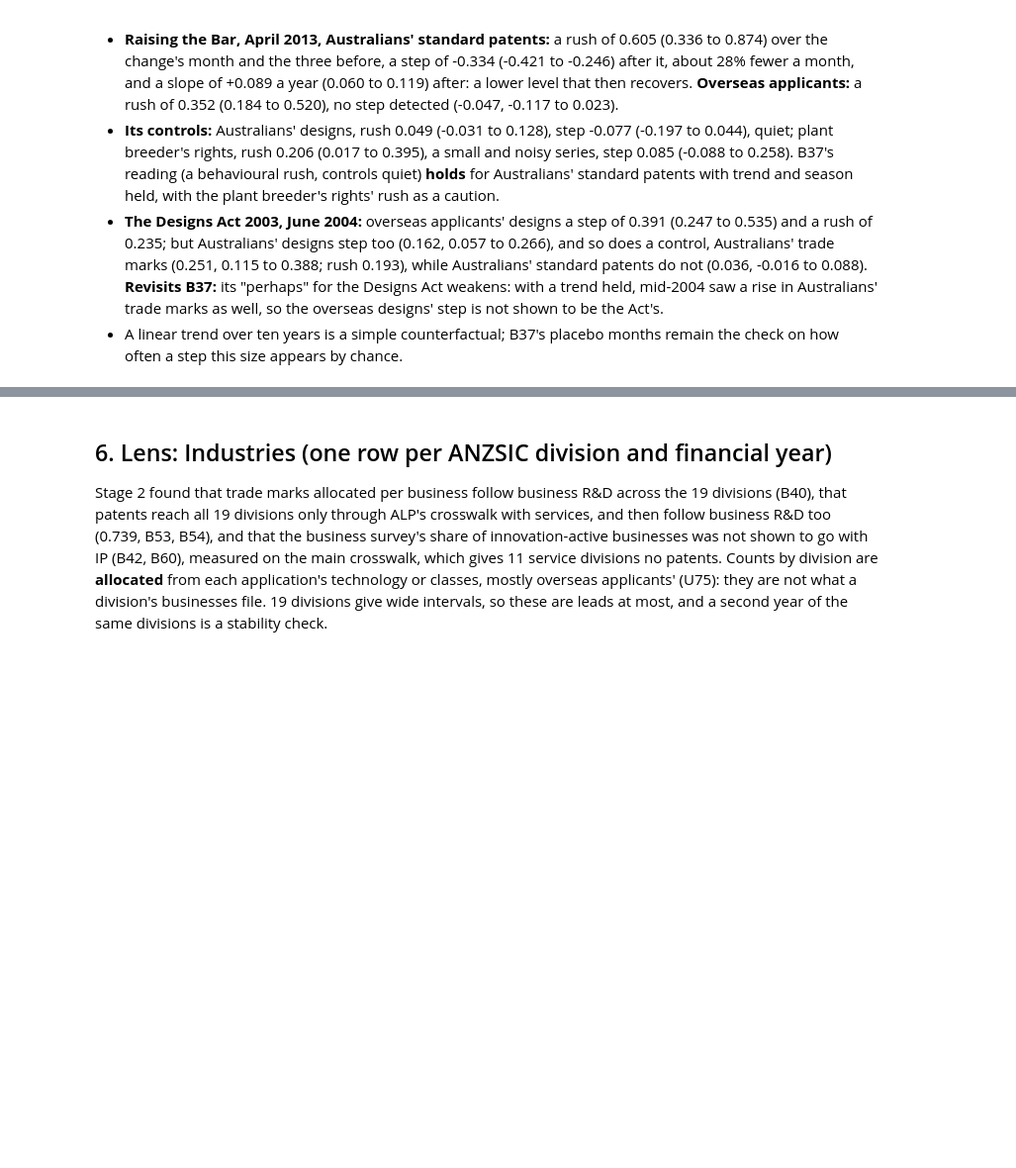
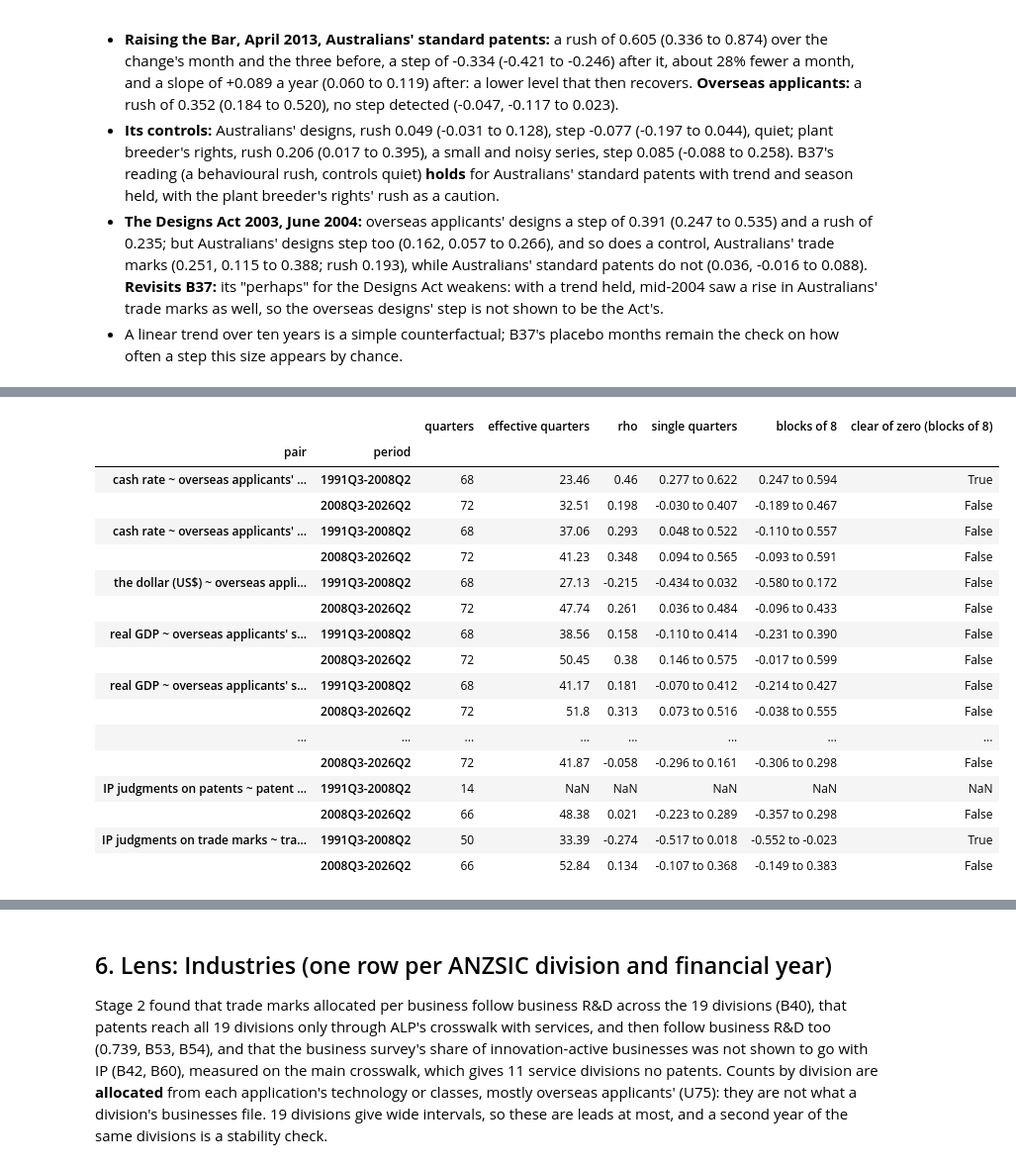
Before and after one commit to Thomas-Amann-IPAustralia/Aus-GII-Breakdown, a Jupyter notebook: analysis/notebooks/03_multivariate.ipynb, the cells around one changed output, grey strips where cells are left out. Shown at 99% size. Saved outputs shown, nothing was run; the diff lists cells and outputs as text; code cells hidden in the pictures; blank space fills up the shorter version.

```diff
--- a/analysis/notebooks/03_multivariate.ipynb
+++ b/analysis/notebooks/03_multivariate.ipynb
@@ -2553,0 +3853,80 @@ estimates in logs with 95% Newey-West intervals (120 months each):
+# %%
+COUNTS_Q = [
+    "patents_standard_overseas", "trade_marks_overseas", "designs_overseas", "patents_standard_au", "trade_marks_au",
+    "patent_oppositions", "trade_mark_oppositions", "ip_judgments_patents", "ip_judgments_trade_marks",
+]  # fmt: skip
+tq = timeline.assign(quarter=pd.PeriodIndex(timeline.month, freq="Q")).groupby("quarter")
+qc = tq[COUNTS_Q].sum(min_count=3).where(tq.month.count() == 3)
+ql = tq[["aud_usd", "cash_rate_interbank", "gdp_cvm", "employed", "unemployment_rate", "owner_managers"]].mean()
+yoy_q = pd.concat(
+    [
+        np.log(qc + 1).diff(4),
+        np.log(ql[["aud_usd", "gdp_cvm", "employed", "owner_managers"]]).diff(4),
+        ql[["cash_rate_interbank", "unemployment_rate"]].diff(4),
+    ],
+    axis=1,
+)
+CYCLE_PAIRS = {
+    "cash rate ~ overseas applicants' trade marks (B52)": ("cash_rate_interbank", "trade_marks_overseas", None),
+    "cash rate ~ overseas applicants' designs (B52)": ("cash_rate_interbank", "designs_overseas", None),
+    "the dollar (US$) ~ overseas applicants' standard patents (B52)": ("aud_usd", "patents_standard_overseas", None),
+    "real GDP ~ overseas applicants' standard patents (B56)": ("gdp_cvm", "patents_standard_overseas", None),
+    "real GDP ~ overseas applicants' standard patents, cash rate held": (
+        "gdp_cvm", "patents_standard_overseas", "cash_rate_interbank"),
+    "cash rate ~ overseas applicants' trade marks, real GDP held": (
+        "cash_rate_interbank", "trade_marks_overseas", "gdp_cvm"),
+    "unemployment rate ~ overseas applicants' trade marks (B63)": ("unemployment_rate", "trade_marks_overseas", None),
+    "employed persons ~ Australians' trade marks (B63)": ("employed", "trade_marks_au", None),
+    "unemployment rate ~ Australians' trade marks (B63)": ("unemployment_rate", "trade_marks_au", None),
+    "unemployment rate ~ Australians' standard patents (B63)": ("unemployment_rate", "patents_standard_au", None),
+    "owner-managers ~ Australians' trade marks (B63)": ("owner_managers", "trade_marks_au", None),
+    "IP judgments on patents ~ patent oppositions (B63)": ("ip_judgments_patents", "patent_oppositions", None),
+    "IP judgments on trade marks ~ trade mark oppositions (B63)": (
+        "ip_judgments_trade_marks", "trade_mark_oppositions", None),
+}  # fmt: skip
+rows = []
+for name, (x, y, held) in CYCLE_PAIRS.items():
+    for p, d in {"1991Q3-2008Q2": yoy_q.loc[pd.Period("1991Q3") : pd.Period("2008Q2")],
+                 "2008Q3-2026Q2": yoy_q.loc[pd.Period("2008Q3") : pd.Period("2026Q2")]}.items():  # fmt: skip
+        dd = d[[x, y] + ([held] if held else [])].replace([np.inf, -np.inf], np.nan).dropna()
+        if held:
+            for c in (x, y):
+                dd[c] = dd[c] - np.polyval(np.polyfit(dd[held], dd[c], 1), dd[held])
+        if len(dd) < 30:
+            rows.append({"pair": name, "period": p, "quarters": len(dd)})
+            continue
+        est, lo1, hi1 = multi.block_bootstrap_corr(dd[x], dd[y], block=1, reps=1000)
+        _, lo8, hi8 = multi.block_bootstrap_corr(dd[x], dd[y], block=8, reps=1000)
+        rows.append(
+            {
+                "pair": name,
+                "period": p,
+                "quarters": len(dd),
+                "effective quarters": multi.effective_n(dd[x], dd[y]),
+                "rho": est,
+                "single quarters": f"{lo1:.3f} to {hi1:.3f}",
+                "blocks of 8": f"{lo8:.3f} to {hi8:.3f}",
+                "clear of zero (blocks of 8)": bool(lo8 > 0 or hi8 < 0),
+            }
+        )
+cycle = pd.DataFrame(rows).set_index(["pair", "period"])
+cycle.round(3)
+# %% [output]
+|  |  | quarters | effective quarters | rho | single quarters | blocks of 8 | clear of zero (blocks of 8) |
+| pair | period |  |  |  |  |  |  |
+| cash rate ~ overseas applicants' ... | 1991Q3-2008Q2 | 68 | 23.46 | 0.46 | 0.277 to 0.622 | 0.247 to 0.594 | True |
+|  | 2008Q3-2026Q2 | 72 | 32.51 | 0.198 | -0.030 to 0.407 | -0.189 to 0.467 | False |
+| cash rate ~ overseas applicants' ... | 1991Q3-2008Q2 | 68 | 37.06 | 0.293 | 0.048 to 0.522 | -0.110 to 0.557 | False |
+|  | 2008Q3-2026Q2 | 72 | 41.23 | 0.348 | 0.094 to 0.565 | -0.093 to 0.591 | False |
+| the dollar (US$) ~ overseas appli... | 1991Q3-2008Q2 | 68 | 27.13 | -0.215 | -0.434 to 0.032 | -0.580 to 0.172 | False |
+|  | 2008Q3-2026Q2 | 72 | 47.74 | 0.261 | 0.036 to 0.484 | -0.096 to 0.433 | False |
+| real GDP ~ overseas applicants' s... | 1991Q3-2008Q2 | 68 | 38.56 | 0.158 | -0.110 to 0.414 | -0.231 to 0.390 | False |
+|  | 2008Q3-2026Q2 | 72 | 50.45 | 0.38 | 0.146 to 0.575 | -0.017 to 0.599 | False |
+| real GDP ~ overseas applicants' s... | 1991Q3-2008Q2 | 68 | 41.17 | 0.181 | -0.070 to 0.412 | -0.214 to 0.427 | False |
+|  | 2008Q3-2026Q2 | 72 | 51.8 | 0.313 | 0.073 to 0.516 | -0.038 to 0.555 | False |
+| ... | ... | ... | ... | ... | ... | ... | ... |
+|  | 2008Q3-2026Q2 | 72 | 41.87 | -0.058 | -0.296 to 0.161 | -0.306 to 0.298 | False |
+| IP judgments on patents ~ patent ... | 1991Q3-2008Q2 | 14 | NaN | NaN | NaN | NaN | NaN |
+|  | 2008Q3-2026Q2 | 66 | 48.38 | 0.021 | -0.223 to 0.289 | -0.357 to 0.298 | False |
+| IP judgments on trade marks ~ tra... | 1991Q3-2008Q2 | 50 | 33.39 | -0.274 | -0.517 to 0.018 | -0.552 to -0.023 | True |
+|  | 2008Q3-2026Q2 | 66 | 52.84 | 0.134 | -0.107 to 0.368 | -0.149 to 0.383 | False |
```
Also changed, not shown: parts of 52 cells of this notebook, 17 other files.
